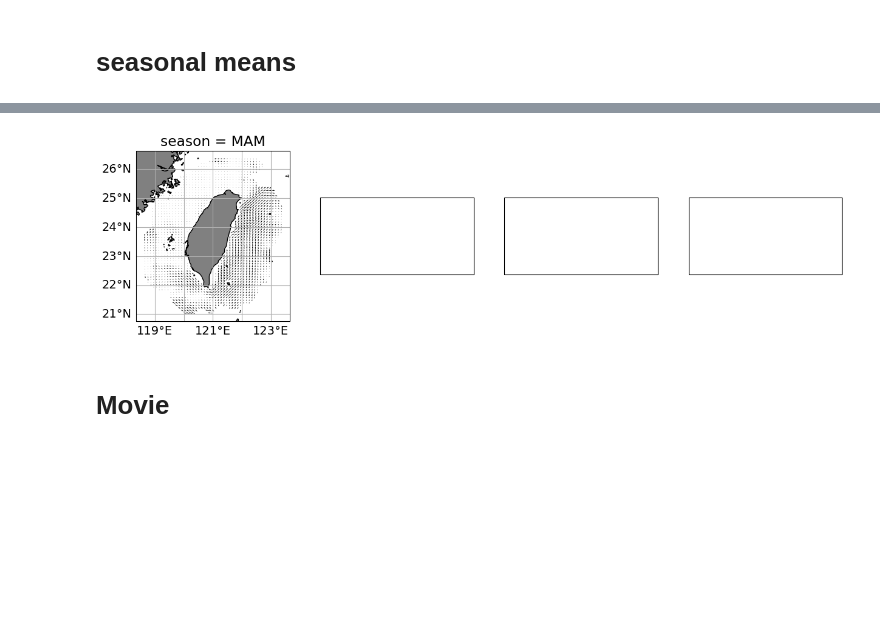
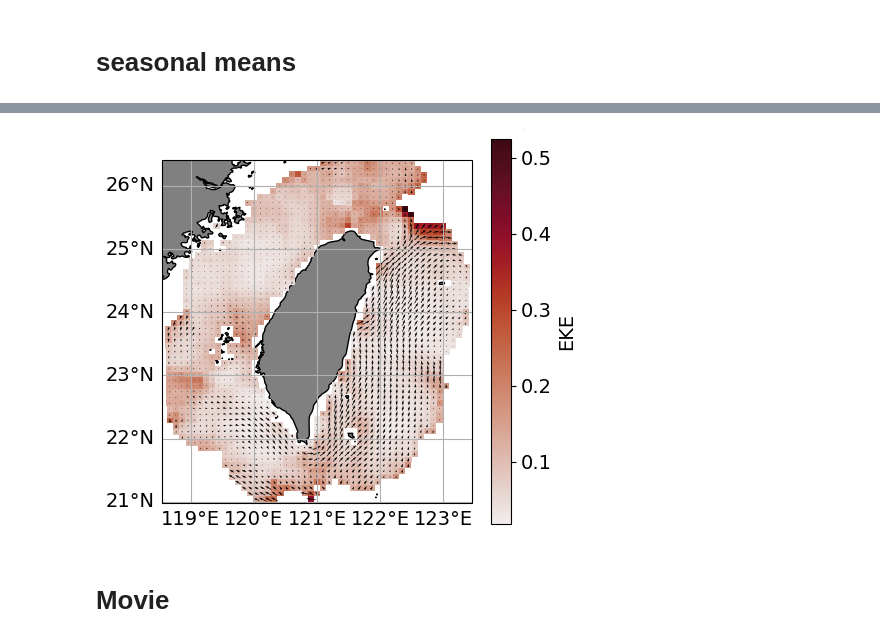
Before and after one commit to HendrikGro/TORI_Codar_Analysis, a Jupyter notebook: code/Code_TOROS.ipynb, the cells around one changed output, grey strips where cells are left out. Saved outputs shown, nothing was run; the diff lists cells and outputs as text; code cells hidden in the pictures; blank space fills up the shorter version.

```diff
--- a/code/Code_TOROS.ipynb
+++ b/code/Code_TOROS.ipynb
@@ -46,3 +46,8 @@ velocity['v'] = velocity['v'].where(flag.flag==0)
 velocity['abs'] = np.sqrt(velocity['u']**2 + velocity['v']**2)
 # %% [markdown]
 # seasonal means
+# %%
+u_dashed = velocity.u - velocity.u.mean(dim='time')
+v_dashed = velocity.v - velocity.v.mean(dim='time')
+
+eke_mean = ((u_dashed**2).mean(dim='time') + (v_dashed**2).mean(dim='time'))/2
@@ -49,12 +63,16 @@ velocity['abs'] = np.sqrt(velocity['u']**2 + velocity['v']**2)
 # %%
-fig,(ax1,ax2,ax3,ax4) = plt.subplots(1,4,figsize=(15,5),subplot_kw={'projection':ccrs.PlateCarree()})
-velocity.groupby('time.season').mean(dim='time').sel(season='MAM').plot.quiver('lon','lat','u','v',ax=ax1)
+# fig,(ax1,ax2,ax3,ax4) = plt.subplots(1,4,figsize=(15,5),subplot_kw={'projection':ccrs.PlateCarree()})
+
+fig,(ax1) = plt.subplots(1,1,figsize=(5,5),subplot_kw={'projection':ccrs.PlateCarree()})
+
+eke_mean.plot(ax=ax1,x='lon',y='lat',cmap=cmo.amp,cbar_kwargs={'label':'EKE'})
+velocity.mean(dim='time').plot.quiver('lon','lat','u','v',ax=ax1)
 ax1.add_feature(cfeature.LAND, facecolor='grey',edgecolor='black')
 gl1 = ax1.gridlines(draw_labels=True)
 gl1.top_labels=False
 gl1.right_labels=False
 # %% [output]
-[figure, old version]
+[figure, new version]
 # %% [markdown]
 # Movie
 # %%
```
Also changed, not shown: parts of 2 cells of this notebook, 1 other file.
